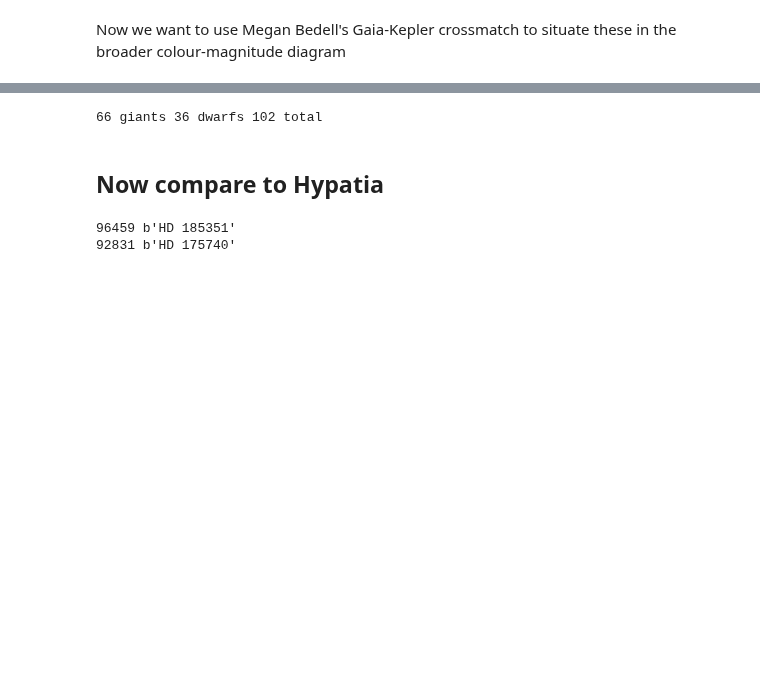
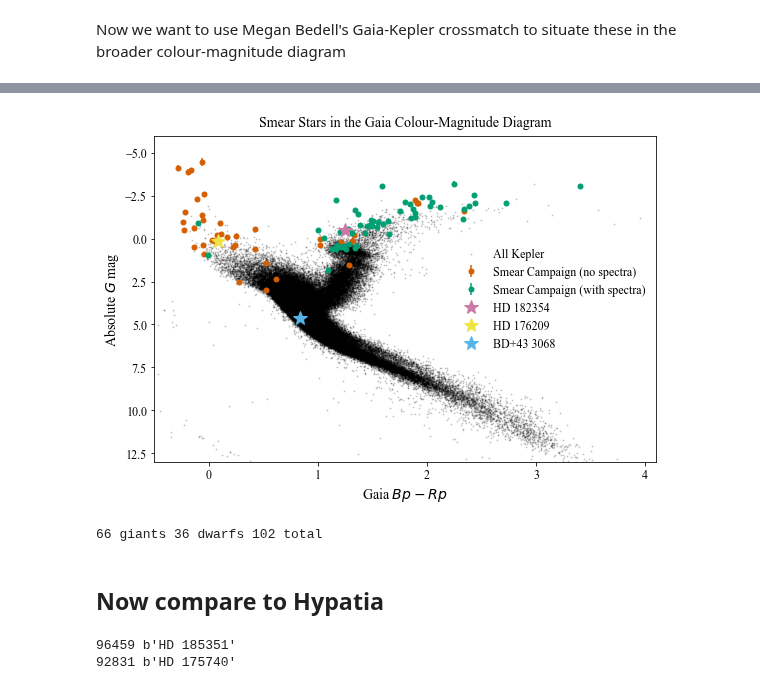
Before and after one commit to benjaminpope/smearcampaign, a Jupyter notebook: notebooks/read_catalogues.ipynb, the cells around one changed output, grey strips where cells are left out. Cells and saved outputs as stored; diff of their text form; code cells hidden in the pictures; blank space fills up the shorter version.

Commit message:
smear campaign resubmitted

```diff
--- a/notebooks/read_catalogues.ipynb
+++ b/notebooks/read_catalogues.ipynb
@@ -773,20 +858,32 @@ kep_data['abs_gmag'].unit = u.mag
 # %%
-# filter = (kep_data['phot_g_mean_mag'] <= 18.) & (kep_data['parallax'] > 0.1)
-# filter = (kep_data['phot_g_mean_mag'] <= 18.) & (kep_data['parallax_over_error'] > 25)
+f = plt.figure(figsize=(9,6))
+filter = (kep_data['phot_g_mean_mag'] <= 18.) & (kep_data['parallax'] > 0.1)
+filter = (kep_data['phot_g_mean_mag'] <= 18.) & (kep_data['parallax_over_error'] > 25)
 
-# plt.scatter(kep_data['bp_rp'][filter], kep_data['abs_gmag'][filter], alpha=0.15, color='k', s=1,label='All Kepler')
-# m = np.where(gaia['TRES']!='--')[0]
-# plt.errorbar(bp[m]-rp[m],abs_gg[m],yerr=errorbars[:,m],fmt='.',color=colours[1],label=r'Smear + spectra',markersize=10)
-# plt.errorbar(bp[~m]-rp[~m],abs_gg[~m],yerr=errorbars[:,~m],fmt='.',color=colours[2],label=r'Smear (no spectra)',markersize=10)
+allkep = plt.scatter(kep_data['bp_rp'][filter], kep_data['abs_gmag'][filter], alpha=0.15, color='k', s=1,label='All Kepler')
+m = np.where(full_cat['TRES?']!='--')[0]
+mm = np.where(full_cat['TRES?']=='--')[0]
 
-# plt.xlabel('Gaia $Bp-Rp$', fontsize=14)
-# plt.ylabel(r'Absolute $G$ mag', fontsize=14)
-# plt.ylim([13,-6])
-# plt.xlim([-0.5,4.1])
-# plt.legend()
-# plt.title(r'Smear Stars in the Gaia Colour-Magnitude Diagram',y=1.01,fontsize=14)
-# # plt.axvline(0.95) # separate giants and dwarfs
-# plt.savefig('../paper/gaia_kepler_hr.png',bbox_inches='tight')
+bp_rp = full_cat['bp_rp']
+no = plt.errorbar(bp_rp[mm],abs_gg[mm],yerr=errorbars[:,mm],fmt='.',color=colours[2],label=r'Smear Campaign (no spectra)',markersize=10)
+spec = plt.errorbar(bp_rp[m],abs_gg[m],yerr=errorbars[:,m],fmt='.',color=colours[1],label=r'Smear Campaign (with spectra)',markersize=10)
+
+for j,special in enumerate(['HD_182354','HD_176209','BD+43_3068']):
+    mmm = np.where(full_cat['Name']==special)[0]
+    plt.plot(bp_rp[mmm],abs_gg[mmm],'*',color=colours[3+j],label=special.replace('_',' '),markersize=14,zorder=10)
+
+plt.xlabel('Gaia $Bp-Rp$', fontsize=14)
+plt.ylabel(r'Absolute $G$ mag', fontsize=14)
+plt.ylim([13,-6])
+plt.xlim([-0.5,4.1])
+handles, labels = plt.gca().get_legend_handles_labels()
+order = [3,4,5,0,1,2]
+plt.legend([handles[idx] for idx in order],[labels[idx] for idx in order],fontsize=12,frameon=False)
+plt.title(r'Smear Stars in the Gaia Colour-Magnitude Diagram',y=1.01,fontsize=14)
+# plt.axvline(0.95) # separate giants and dwarfs
+plt.savefig('../paper/gaia_kepler_hr.png',bbox_inches='tight')
+# %% [output]
+[figure, added]
 # %%
 giants = (bp-rp>0.95)
 dwarfs = (bp-rp<0.95)
```
Also changed, not shown: parts of 14 cells of this notebook, 43 other files.
